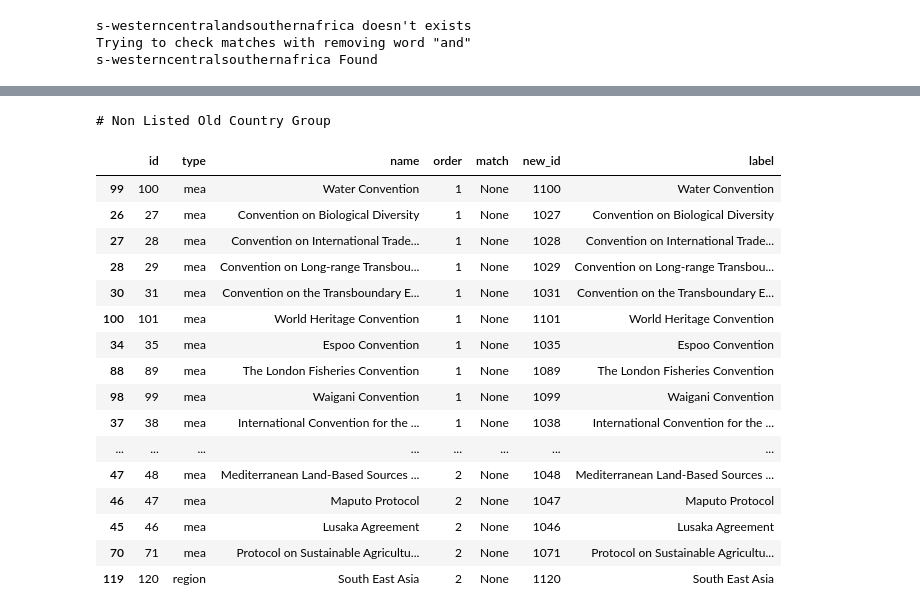
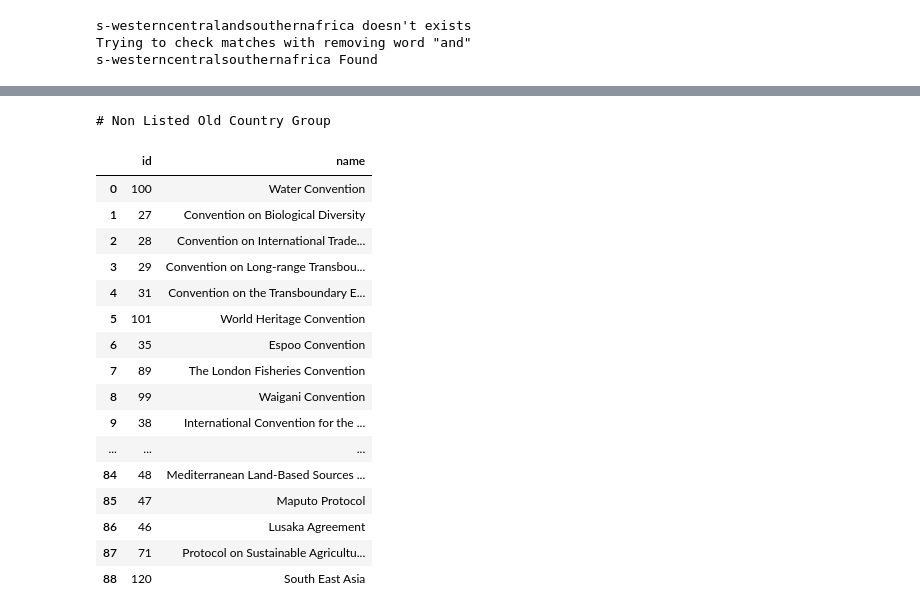
Before and after one commit to akvo/unep-gpnm, a Jupyter notebook: doc/new country groups script.ipynb, the cells around one changed output, grey strips where cells are left out. Cells and saved outputs as stored; diff of their text form; code cells hidden in the pictures.

```diff
--- a/doc/new country groups script.ipynb
+++ b/doc/new country groups script.ipynb
@@ -176,0 +155,16 @@ country_group[~country_group.id.isin(matched_id)]
+# %%
+def other_similar(cg, x):
+    if x['match'] != None:
+        return x['match']
+    cg = cg[~cg.id.isin(matched_id)]
+    for c in cg.to_dict('records'):
+        capitals = re.findall("[A-Z][A-Z]+", c['label'])
+        current = re.findall("[A-Z][A-Z]+", x['name'])
+        if len(capitals) > 0 and len(current) > 0:
+            if capitals[0] == current[0]:
+                matched_id.append(c['id'])
+                return c
+    return None
+# %%
+## Try another approach
+old_country_group['match'] = old_country_group.apply(lambda x: other_similar(country_group, x), axis=1)
@@ -177,25 +189,25 @@ country_group[~country_group.id.isin(matched_id)]
 # %%
 print("# Non Listed Old Country Group")
-old_country_group[old_country_group['new_id'] > 1000]
+old_country_group[old_country_group['match'] != old_country_group['match']].reset_index()[['id','name']]
 # %% [output]
 # Non Listed Old Country Group
-|  | id | type | name | order | match | new_id | label |
-| 99 | 100 | mea | Water Convention | 1 | None | 1100 | Water Convention |
-| 26 | 27 | mea | Convention on Biological Diversity | 1 | None | 1027 | Convention on Biological Diversity |
-| 27 | 28 | mea | Convention on International Trade... | 1 | None | 1028 | Convention on International Trade... |
-| 28 | 29 | mea | Convention on Long-range Transbou... | 1 | None | 1029 | Convention on Long-range Transbou... |
-| 30 | 31 | mea | Convention on the Transboundary E... | 1 | None | 1031 | Convention on the Transboundary E... |
-| 100 | 101 | mea | World Heritage Convention | 1 | None | 1101 | World Heritage Convention |
-| 34 | 35 | mea | Espoo Convention | 1 | None | 1035 | Espoo Convention |
-| 88 | 89 | mea | The London Fisheries Convention | 1 | None | 1089 | The London Fisheries Convention |
-| 98 | 99 | mea | Waigani Convention | 1 | None | 1099 | Waigani Convention |
-| 37 | 38 | mea | International Convention for the ... | 1 | None | 1038 | International Convention for the ... |
-| ... | ... | ... | ... | ... | ... | ... | ... |
-| 47 | 48 | mea | Mediterranean Land-Based Sources ... | 2 | None | 1048 | Mediterranean Land-Based Sources ... |
-| 46 | 47 | mea | Maputo Protocol | 2 | None | 1047 | Maputo Protocol |
-| 45 | 46 | mea | Lusaka Agreement | 2 | None | 1046 | Lusaka Agreement |
-| 70 | 71 | mea | Protocol on Sustainable Agricultu... | 2 | None | 1071 | Protocol on Sustainable Agricultu... |
-| 119 | 120 | region | South East Asia | 2 | None | 1120 | South East Asia |
+|  | id | name |
+| 0 | 100 | Water Convention |
+| 1 | 27 | Convention on Biological Diversity |
+| 2 | 28 | Convention on International Trade... |
+| 3 | 29 | Convention on Long-range Transbou... |
+| 4 | 31 | Convention on the Transboundary E... |
+| 5 | 101 | World Heritage Convention |
+| 6 | 35 | Espoo Convention |
+| 7 | 89 | The London Fisheries Convention |
+| 8 | 99 | Waigani Convention |
+| 9 | 38 | International Convention for the ... |
+| ... | ... | ... |
+| 84 | 48 | Mediterranean Land-Based Sources ... |
+| 85 | 47 | Maputo Protocol |
+| 86 | 46 | Lusaka Agreement |
+| 87 | 71 | Protocol on Sustainable Agricultu... |
+| 88 | 120 | South East Asia |
 # %%
 def json_to_series(text):
     keys, values = zip(*[item for dct in json.loads(text) for item in dct.items()])
```
Also changed, not shown: parts of 4 cells of this notebook, 3 other files.
